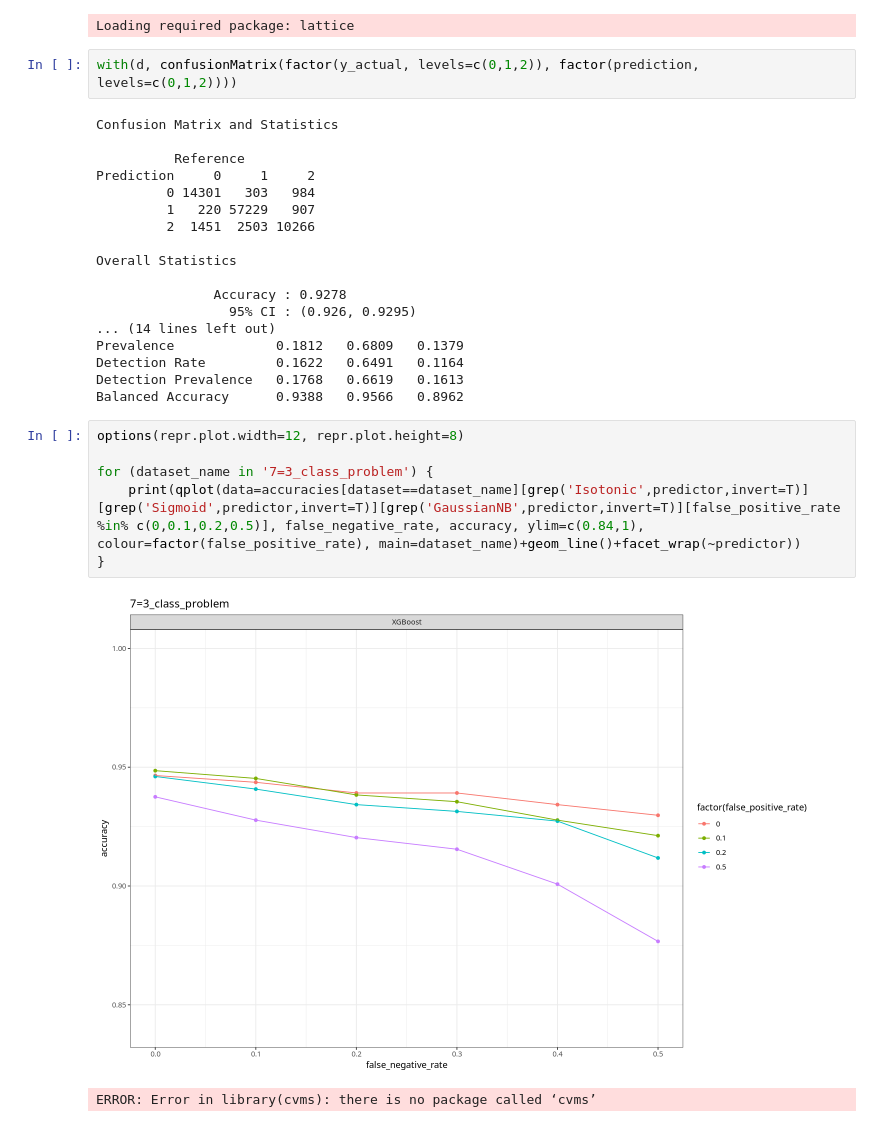
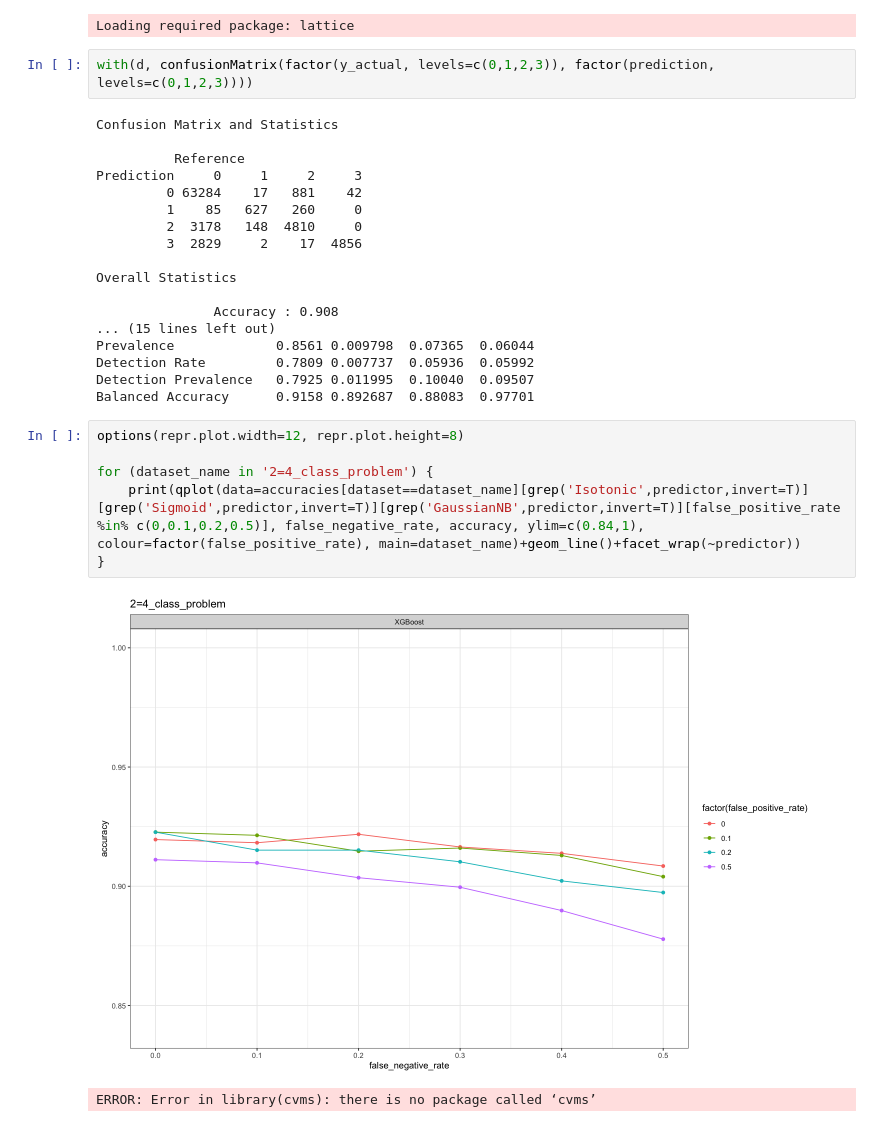
Before and after one commit to wwood/bacterial_dating_aerobic_predictor, a Jupyter notebook: 12_inspect_cross_validation.ipynb, the cells around one changed output. Drawn from its saved outputs; the diff is of its cells as text.

```diff
--- a/12_inspect_cross_validation.ipynb
+++ b/12_inspect_cross_validation.ipynb
@@ -247,33 +229,33 @@ library(caret)
 # %% [output]
 Loading required package: lattice
 # %%
-with(d, confusionMatrix(factor(y_actual, levels=c(0,1,2)), factor(prediction, levels=c(0,1,2))))
+with(d, confusionMatrix(factor(y_actual, levels=c(0,1,2,3)), factor(prediction, levels=c(0,1,2,3))))
 # %% [output]
 Confusion Matrix and Statistics
 
           Reference
-Prediction     0     1     2
-         0 14301   303   984
-         1   220 57229   907
-         2  1451  2503 10266
+Prediction     0     1     2     3
+         0 63284    17   881    42
+         1    85   627   260     0
+         2  3178   148  4810     0
+         3  2829     2    17  4856
 
 Overall Statistics
 
-               Accuracy : 0.9278
-                 95% CI : (0.926, 0.9295)
-... (14 lines left out)
-Prevalence             0.1812   0.6809   0.1379
-Detection Rate         0.1622   0.6491   0.1164
-Detection Prevalence   0.1768   0.6619   0.1613
-Balanced Accuracy      0.9388   0.9566   0.8962
+               Accuracy : 0.908
+... (15 lines left out)
+Prevalence             0.8561 0.009798  0.07365  0.06044
+Detection Rate         0.7809 0.007737  0.05936  0.05992
+Detection Prevalence   0.7925 0.011995  0.10040  0.09507
+Balanced Accuracy      0.9158 0.892687  0.88083  0.97701
 # %%
 options(repr.plot.width=12, repr.plot.height=8)
 
-for (dataset_name in '7=3_class_problem') {
+for (dataset_name in '2=4_class_problem') {
     print(qplot(data=accuracies[dataset==dataset_name][grep('Isotonic',predictor,invert=T)][grep('Sigmoid',predictor,invert=T)][grep('GaussianNB',predictor,invert=T)][false_positive_rate %in% c(0,0.1,0.2,0.5)], false_negative_rate, accuracy, ylim=c(0.84,1), colour=factor(false_positive_rate), main=dataset_name)+geom_line()+facet_wrap(~predictor))
 }
 # %% [output]
-[figure, old version]
+[figure, new version]
 # %%
 # %% [output]
 ERROR: Error in library(cvms): there is no package called ‘cvms’
```
Also changed, not shown: parts of 18 cells of this notebook, 16 other files.
